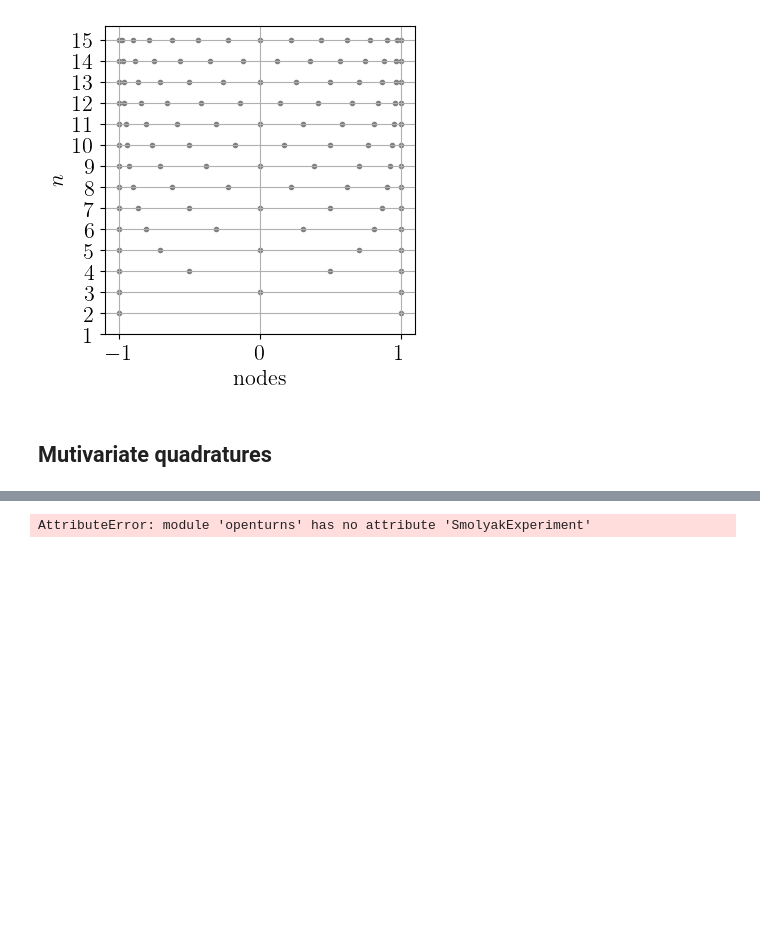
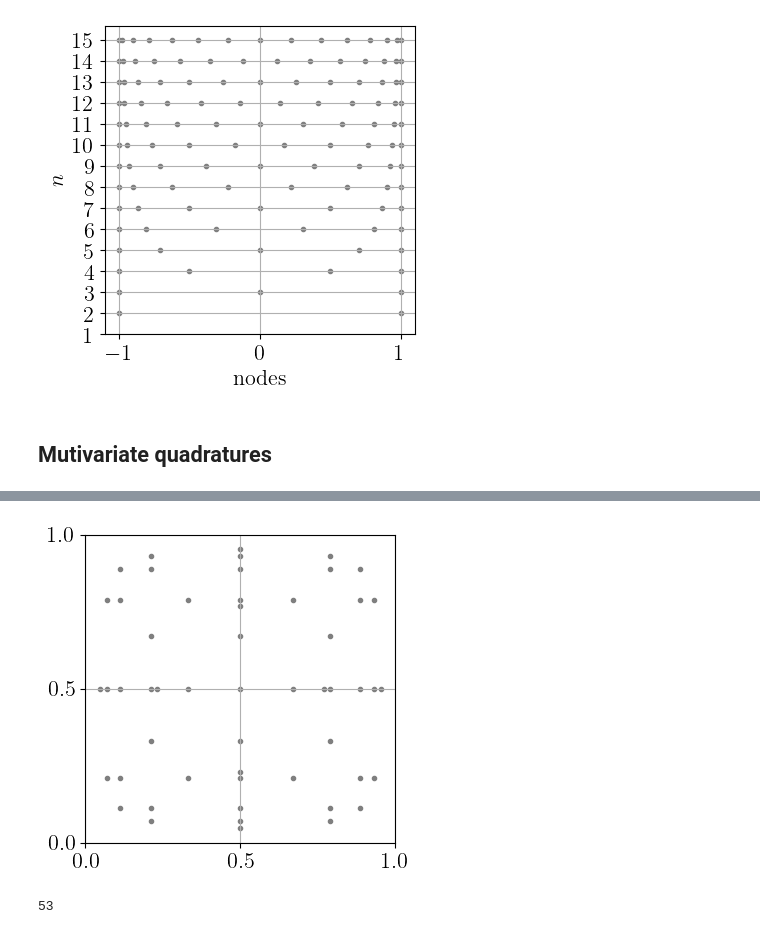
Before and after one commit to efekhari27/thesis, a Jupyter notebook: numerical_experiments/chapter1/integration.ipynb, the cells around one changed output, grey strips where cells are left out. Drawn from its saved outputs; the diff is of its cells as text; code cells hidden in the pictures; blank space fills up the shorter version.

```diff
--- a/numerical_experiments/chapter1/integration.ipynb
+++ b/numerical_experiments/chapter1/integration.ipynb
@@ -107,10 +112,18 @@ plt.grid(True);
 # %%
-multivariate_experiment = ot.SmolyakExperiment([experiment] * 2, 4)
+import openturns.experimental as otexp
+collection = [ot.GaussProductExperiment(ot.Uniform(0.0, 1.0))] * 2
+level = 5
+multivariate_experiment = otexp.SmolyakExperiment(collection, level)
 nodes, weights = multivariate_experiment.generateWithWeights()
 plt.figure(figsize=(4, 4))
-plt.scatter(nodes[:, 0], nodes[:, 1], marker=".")
+plt.scatter(nodes[:, 0], nodes[:, 1], marker=".", color='C7')
 plt.xticks([0, 0.5, 1])
 plt.yticks([0, 0.5, 1])
-plt.grid(True);
+plt.grid(True)
+plt.savefig("figures/smolyak_gaussian_quadrature.png", dpi=300, bbox_inches='tight', transparent=True);
 # %% [output]
-AttributeError: module 'openturns' has no attribute 'SmolyakExperiment'
+[figure, added]
+# %%
+nodes.getSize()
+# %% [output]
+53
```
Also changed, not shown: parts of 2 cells of this notebook, 22 other files.
